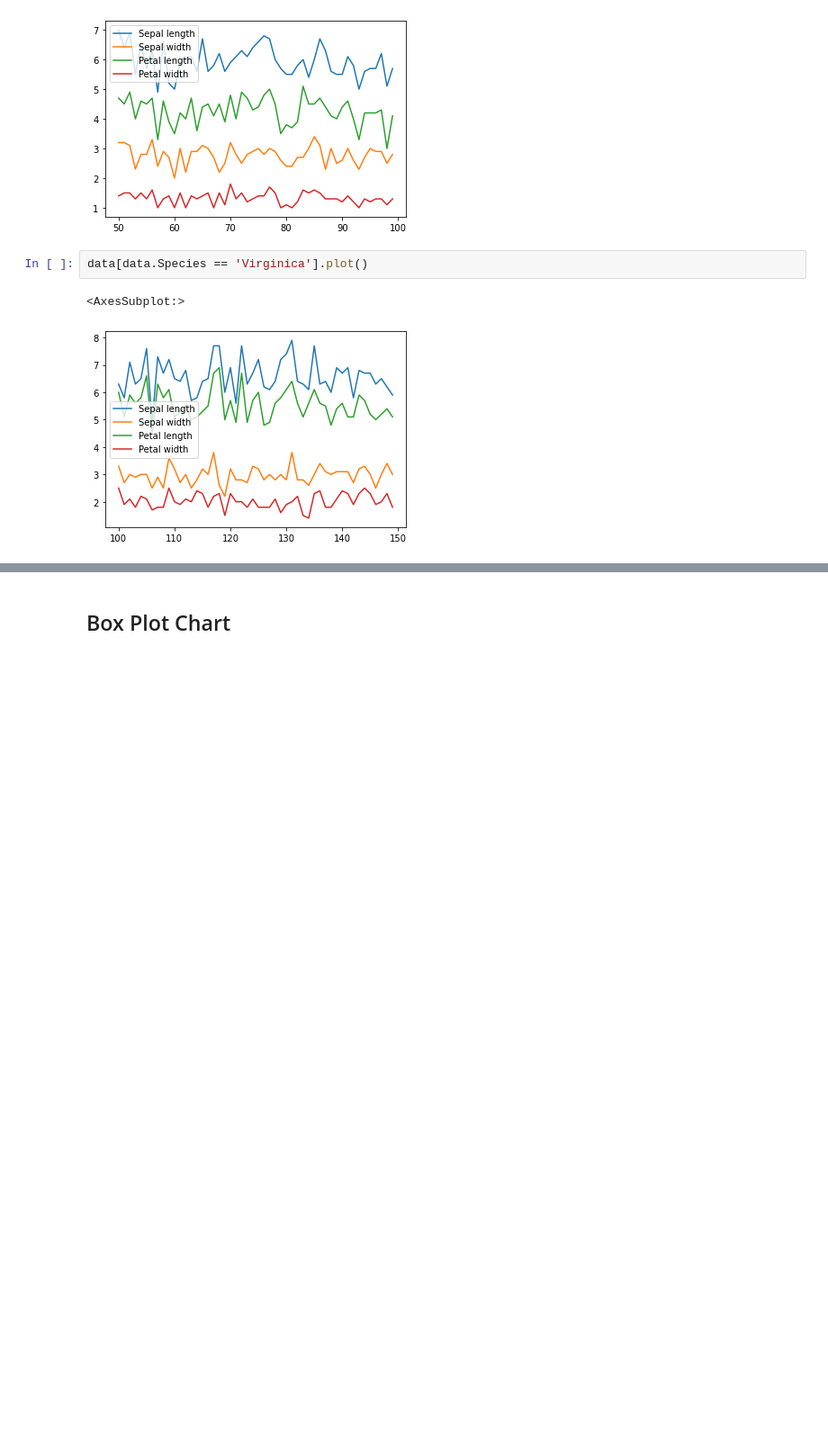
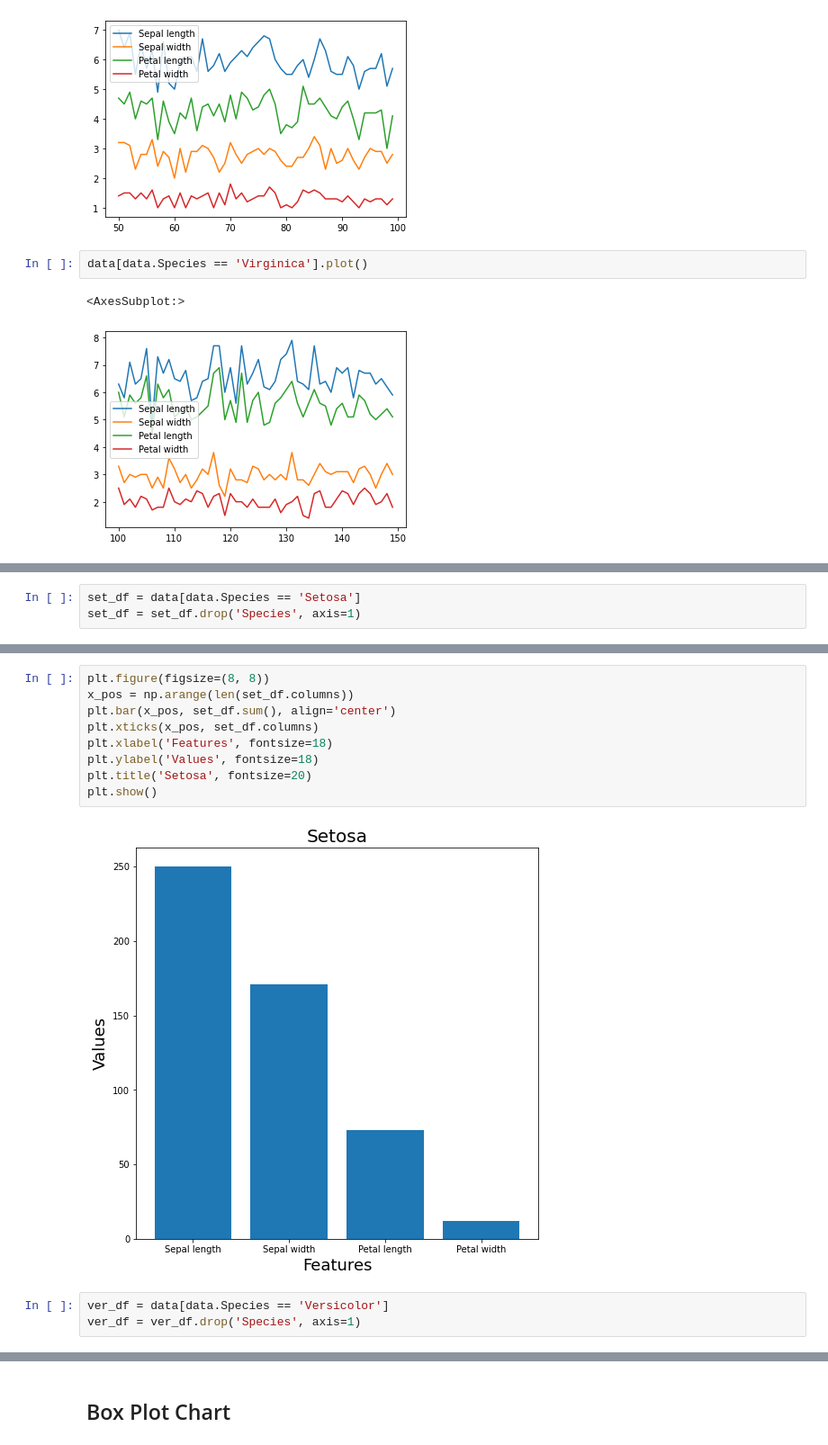
Before and after one commit to syedirfanx/data-comprehension, a Jupyter notebook: data-comprehension-using-python.ipynb, the cells around one changed output, grey strips where cells are left out. Shown at 90% size. Saved outputs shown, nothing was run; the diff lists cells and outputs as text; blank space fills up the shorter version.

Commit message:
Update data comprehension

```diff
--- a/data-comprehension-using-python.ipynb
+++ b/data-comprehension-using-python.ipynb
@@ -170,0 +177,3 @@ data[data.Species == 'Virginica'].plot()
+# %%
+set_df = data[data.Species == 'Setosa']
+set_df = set_df.drop('Species', axis=1)
@@ -170,0 +189,14 @@ data[data.Species == 'Virginica'].plot()
+# %%
+plt.figure(figsize=(8, 8))
+x_pos = np.arange(len(set_df.columns))
+plt.bar(x_pos, set_df.sum(), align='center')
+plt.xticks(x_pos, set_df.columns)
+plt.xlabel('Features', fontsize=18)
+plt.ylabel('Values', fontsize=18)
+plt.title('Setosa', fontsize=20)
+plt.show()
+# %% [output]
+[figure, added]
+# %%
+ver_df = data[data.Species == 'Versicolor']
+ver_df = ver_df.drop('Species', axis=1)
```
Also changed, not shown: parts of 11 cells of this notebook.
